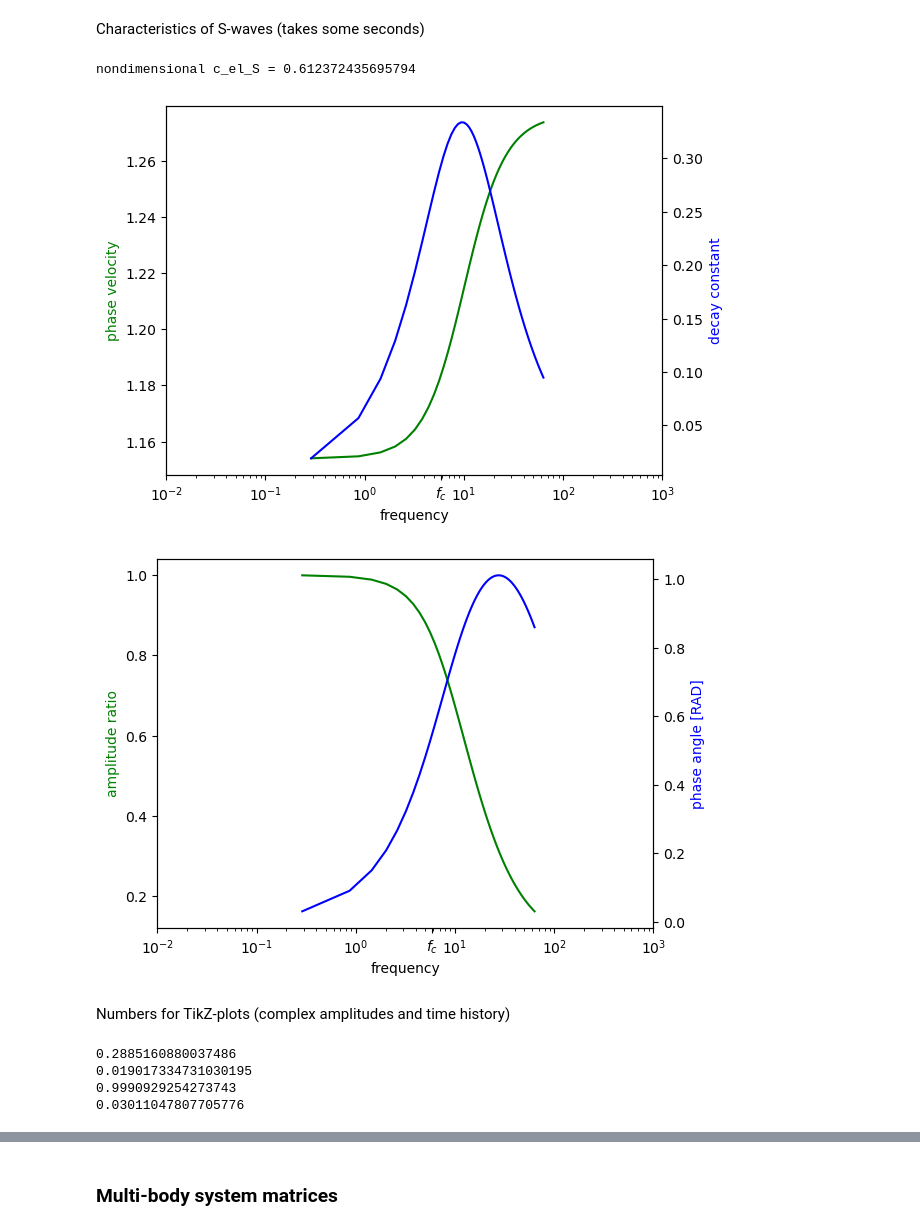
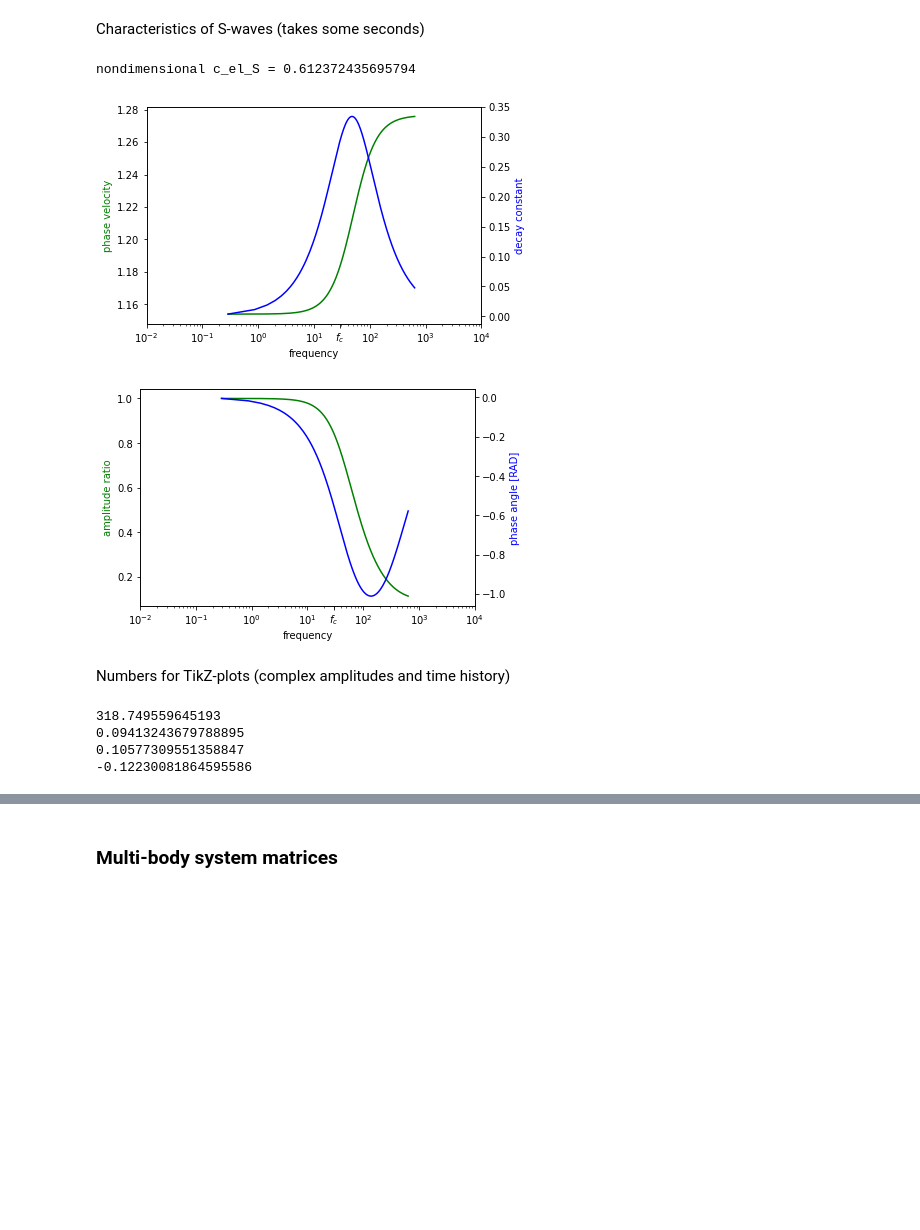
Before and after one commit to nagelt/soil_dynamics, a Jupyter notebook: extra_biot_oscillations.ipynb, the cells around one changed output, grey strips where cells are left out. Saved outputs shown, nothing was run; the diff lists cells and outputs as text; code cells hidden in the pictures; blank space fills up the shorter version.

```diff
--- a/extra_biot_oscillations.ipynb
+++ b/extra_biot_oscillations.ipynb
@@ -60,5 +60,5 @@ G_num = (1/m_v_num)*(1-2*nu_num)/(2*(1-nu_num))   # shear modulus
 # %% [markdown]
 Bar length, plausible values are some meters
 # %%
-L_num = 4
+L_num = 20    # influences eigenfrequency range, set to center it around f_crit
 # %% [markdown]
@@ -131,7 +131,7 @@ display(nondim_num_k0)
 # %% [markdown]
 Non-dimensional Biot's characteristic frequency [Biot1956: equation (7.4)]
 # %%
-f_critical = (mu*n/(2*sp.pi*kappa*rho_f))*L*(m_v*rho_s)**(1/2)
-f_critical_num = float(f_critical.subs(continuum_num).evalf())
-print("f_crit = {}".format(f_critical_num))   # non-dimensional
+f_characteristic = (mu*n/(2*sp.pi*kappa*rho_f))*L*(m_v*rho_s)**(1/2)
+f_characteristic_num = float(f_characteristic.subs(continuum_num).evalf())
+print("f_crit = {}".format(f_characteristic_num))   # non-dimensional
 # %% [output]
@@ -345,7 +349,7 @@ For the proof, we refer to this characteristic polynomial (S-waves) as a special
 # %% [markdown]
 Characteristics of S-waves (takes some seconds)
 # %%
-Nk = 100
+Nk = 1000
 d = np.zeros(Nk)   # decay constant
 c = np.zeros(Nk)   # phase velocity approximation
 f = np.zeros(Nk)   # frequency
@@ -385,45 +389,45 @@ for k_num in range(Nk):
     evkr = np.array([1.0, -EVP[0,0].evalf()/EVP[0,1].evalf()], dtype=complex)   # first row --> eigenvector
     us_uf = evkr[1]/evkr[0]   # TODO exclude division by zero
     AR[k_num] = 1.0/np.absolute(us_uf)   # fluid-to-solid
-    phi[k_num] = np.abs(np.angle(us_uf))
+    phi[k_num] = np.angle(us_uf)   #np.abs(np.angle(us_uf))
 # %%
 print("nondimensional c_el_S = {}".format(c_el_S_num/c_el_P_num))
 
 fig1, ax1 = plt.subplots()
 ax2 = ax1.twinx()
 ax1.semilogx(f, c, 'g')
 ax2.semilogx(f, np.abs(d)/f, 'b')
 ax1.set_xlabel('frequency');
-ax1.set_xticks(list(ax1.get_xticks()) + [f_critical_num], list(ax1.get_xticklabels()) + ['$f_c$'])   # with extra tick
+ax1.set_xticks(list(ax1.get_xticks()) + [f_characteristic_num], list(ax1.get_xticklabels()) + ['$f_c$'])   # with extra tick
 ax1.set_ylabel('phase velocity', color='g');
 ax2.set_ylabel('decay constant', color='b');
-#tikzplotlib.save("s_wave_eigenvalue.tex", axis_height = '\\figH', axis_width = '\\figW')
+tikzplotlib.save("s_wave_eigenvalue.tex", axis_height = '\\figH', axis_width = '\\figW')
 
 fig2, ax3 = plt.subplots()
 ax4 = ax3.twinx()
 ax3.semilogx(f, AR, 'g')
 ax4.semilogx(f, phi, 'b')
 ax3.set_xlabel('frequency');
-ax3.set_xticks(list(ax3.get_xticks()) + [f_critical_num], list(ax3.get_xticklabels()) + ['$f_c$'])   # with extra tick
+ax3.set_xticks(list(ax3.get_xticks()) + [f_characteristic_num], list(ax3.get_xticklabels()) + ['$f_c$'])   # with extra tick
 ax3.set_ylabel('amplitude ratio', color='g');
 ax4.set_ylabel('phase angle [RAD]', color='b');
-#tikzplotlib.save("s_wave_eigenvector.tex", axis_height = '\\figH', axis_width = '\\figW')
+tikzplotlib.save("s_wave_eigenvector.tex", axis_height = '\\figH', axis_width = '\\figW')
 # %% [output]
 nondimensional c_el_S = 0.612372435695794
-[figure, old version]
+[figure, new version]
-[figure, old version]
+[figure, new version]
 # %% [markdown]
 Numbers for TikZ-plots (complex amplitudes and time history)
 # %%
-k_num = 0   # 0, 3, 30
+k_num = 500   # 0, 50, 500
 print(f[k_num])
 print(-d[k_num]/f[k_num])   # delta, with time axis scaled to period
 print(AR[k_num]*np.cos(phi[k_num])) # u_fluid, real part, with u_solid = 1
 print(AR[k_num]*np.sin(phi[k_num])) # u_fluid, imaginary part, with u_solid = 1
 # %% [output]
-0.2885160880037486
-0.019017334731030195
-0.9990929254273743
-0.03011047807705776
+318.749559645193
+0.09413243679788895
+0.10577309551358847
+-0.12230081864595586
 # %% [markdown]
 ## P-waves
```
Also changed, not shown: parts of 38 cells of this notebook.
